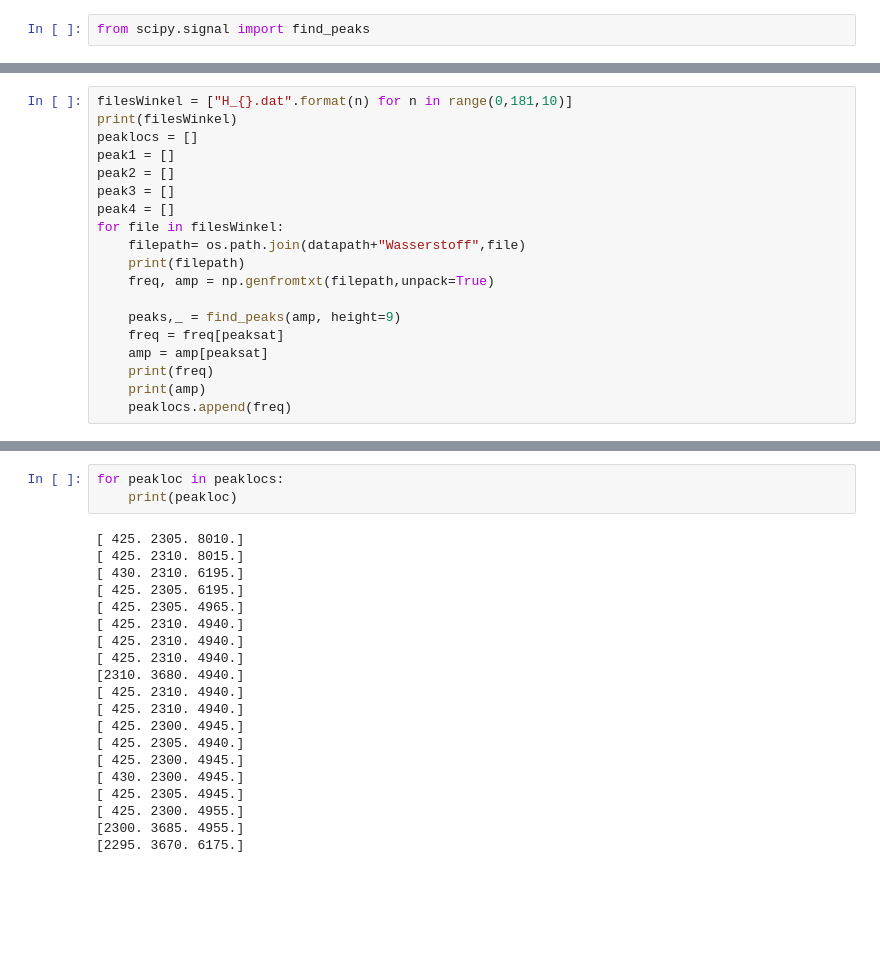
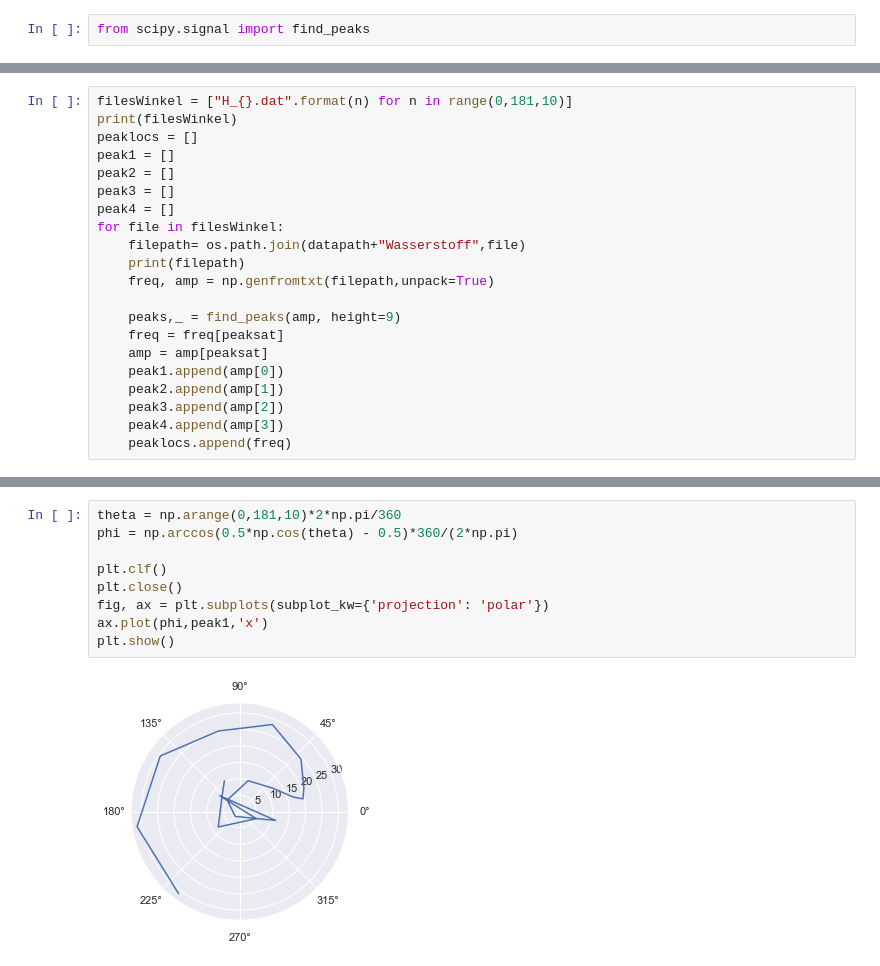
Before and after one commit to lydiavonderweiden/V23-1, a Jupyter notebook: Code/plots.ipynb, the cells around one changed output, grey strips where cells are left out. Saved outputs shown, nothing was run; the diff lists cells and outputs as text; blank space fills up the shorter version.

Commit message:
Polar Messungen wurden nicht gemacht

```diff
--- a/Code/plots.ipynb
+++ b/Code/plots.ipynb
@@ -121,8 +121,10 @@ for file in filesWinkel:
     peaks,_ = find_peaks(amp, height=9)
     freq = freq[peaksat]
     amp = amp[peaksat]
-    print(freq)
-    print(amp)
+    peak1.append(amp[0])
+    peak2.append(amp[1])
+    peak3.append(amp[2])
+    peak4.append(amp[3])
     peaklocs.append(freq)
 # %% [output]
 ['H_0.dat', 'H_10.dat', 'H_20.dat', 'H_30.dat', 'H_40.dat', 'H_50.dat', 'H_60.dat', 'H_70.dat', 'H_80.dat', 'H_90.dat', 'H_100.dat', 'H_110.dat', 'H_120.dat', 'H_130.dat', 'H_140.dat', 'H_150.dat', 'H ...
@@ -148,23 +150,11 @@ array([2295., 3670., 6175., 7380.])
 # %%
-for peakloc in peaklocs:
-    print(peakloc)
+theta = np.arange(0,181,10)*2*np.pi/360
+phi = np.arccos(0.5*np.cos(theta) - 0.5)*360/(2*np.pi)
+
+plt.clf()
+plt.close()
+fig, ax = plt.subplots(subplot_kw={'projection': 'polar'})
+ax.plot(phi,peak1,'x')
+plt.show()
 # %% [output]
-[ 425. 2305. 8010.]
-[ 425. 2310. 8015.]
-[ 430. 2310. 6195.]
-[ 425. 2305. 6195.]
-[ 425. 2305. 4965.]
-[ 425. 2310. 4940.]
-[ 425. 2310. 4940.]
-[ 425. 2310. 4940.]
-[2310. 3680. 4940.]
-[ 425. 2310. 4940.]
-[ 425. 2310. 4940.]
-[ 425. 2300. 4945.]
-[ 425. 2305. 4940.]
-[ 425. 2300. 4945.]
-[ 430. 2300. 4945.]
-[ 425. 2305. 4945.]
-[ 425. 2300. 4955.]
-[2300. 3685. 4955.]
-[2295. 3670. 6175.]
+[figure, added]
```
Also changed, not shown: parts of 7 cells of this notebook, 52 other files.
